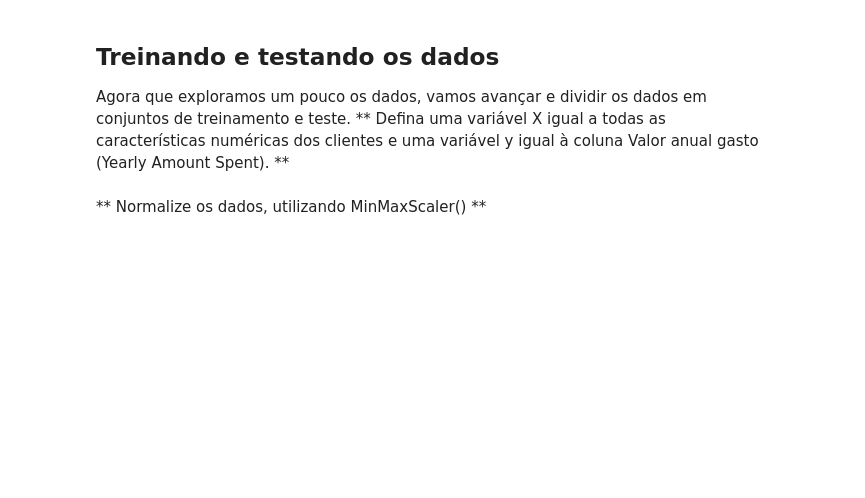
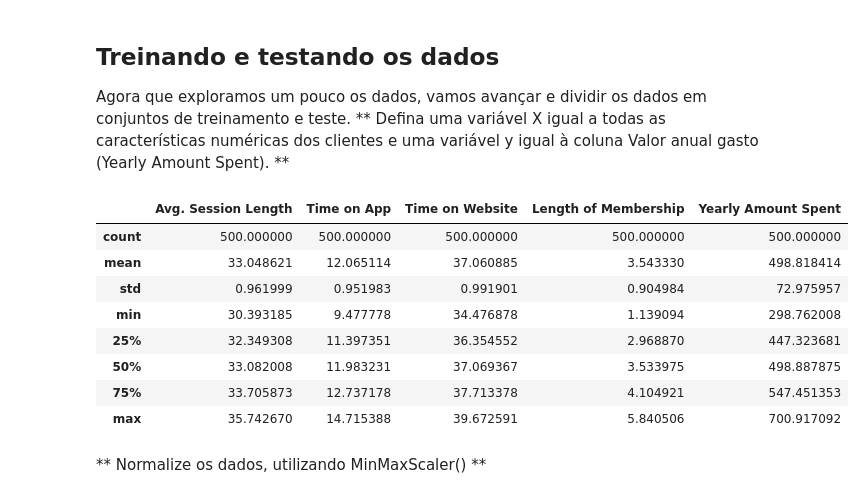
Before and after one commit to matheusfa08/chat-ia-fiap-2sem, a Jupyter notebook: check01/Prova.ipynb, the cells around one changed output. Saved outputs shown, nothing was run; the diff lists cells and outputs as text; code cells hidden in the pictures; blank space fills up the shorter version.

```diff
--- a/check01/Prova.ipynb
+++ b/check01/Prova.ipynb
@@ -166,5 +167,5 @@ plt.show()
 # %%
-def substituir_outliers_por_mediana(df, cols=None, ignore_cols=["Faturamento"]):
+def substituir_outliers_por_mediana(df, cols=None, ignore_cols=["Email","Address","Avatar"]):
     if cols is None:
         cols = df.select_dtypes(include=["number"]).columns  # apenas numéricas
 
@@ -190,3 +191,16 @@ def substituir_outliers_por_mediana(df, cols=None, ignore_cols=["Faturamento"]):
 
 Agora que exploramos um pouco os dados, vamos avançar e dividir os dados em conjuntos de treinamento e teste.
 ** Defina uma variável X igual a todas as características numéricas dos clientes e uma variável y igual à coluna Valor anual gasto (Yearly Amount Spent). **
+# %%
+clientes_limpo = substituir_outliers_por_mediana(clientes)
+clientes_limpo.describe()
+# %% [output]
+|  | Avg. Session Length | Time on App | Time on Website | Length of Membership | Yearly Amount Spent |
+| count | 500.000000 | 500.000000 | 500.000000 | 500.000000 | 500.000000 |
+| mean | 33.048621 | 12.065114 | 37.060885 | 3.543330 | 498.818414 |
+| std | 0.961999 | 0.951983 | 0.991901 | 0.904984 | 72.975957 |
+| min | 30.393185 | 9.477778 | 34.476878 | 1.139094 | 298.762008 |
+| 25% | 32.349308 | 11.397351 | 36.354552 | 2.968870 | 447.323681 |
+| 50% | 33.082008 | 11.983231 | 37.069367 | 3.533975 | 498.887875 |
+| 75% | 33.705873 | 12.737178 | 37.713378 | 4.104921 | 547.451353 |
+| max | 35.742670 | 14.715388 | 39.672591 | 5.840506 | 700.917092 |
```
Also changed, not shown: parts of 22 cells of this notebook.
